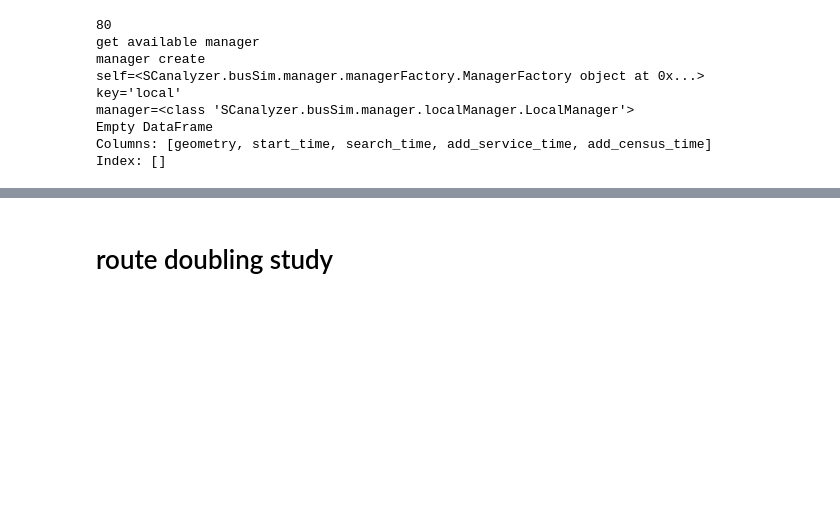
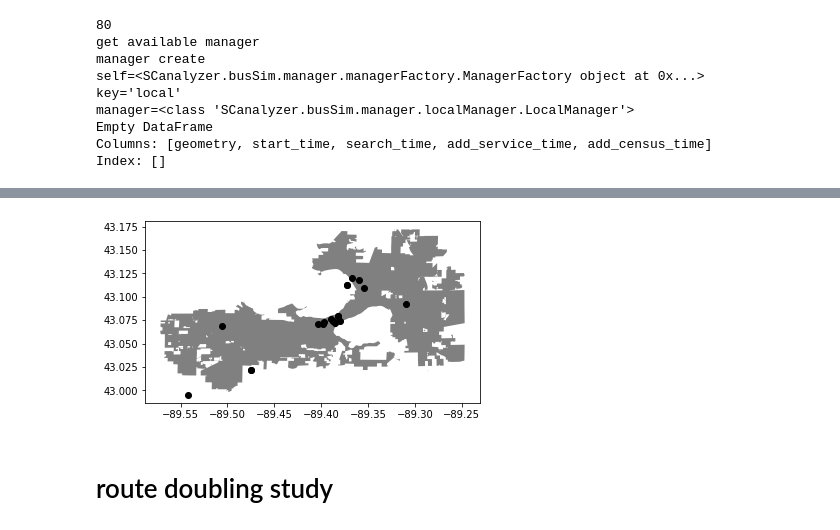
Before and after one commit to wisc-bus/simulator, a Jupyter notebook: notebooks/example.ipynb, the cells around one changed output, grey strips where cells are left out. Cells and saved outputs as stored; diff of their text form; code cells hidden in the pictures; blank space fills up the shorter version.

Commit message:
adding convex hull

```diff
--- a/notebooks/example.ipynb
+++ b/notebooks/example.ipynb
@@ -117,0 +125,11 @@ result_gdf[result_gdf['banks'] != 0]
+# %%
+def plot_preferred_points(result_gdf, city_gpd=None):
+    if city_gpd is None:
+        polys = [[p.x, p.y] for p in result_gdf['geometry']]
+        ax = gpd.GeoSeries(geometry.Polygon(polys).convex_hull).plot(color="grey")
+    else:
+        ax = city_gpd.plot(color="grey")
+    results = result_gdf[result_gdf['banks'] != 0].sort_values('banks')
+    points = results.head(10)
+    points = points.append(results.tail(10))
+    points = gpd.GeoSeries(points['geometry']).plot(ax=ax, color="black")
@@ -118,3 +142,7 @@ result_gdf[result_gdf['banks'] != 0]
+# %%
+plot_preferred_points(result_gdf=result_gdf, city_gpd=city)
+# %% [output]
+[figure, added]
 # %% [markdown]
 # route doubling study
 # %%
```
Also changed, not shown: parts of 6 cells of this notebook, 1 other file.
